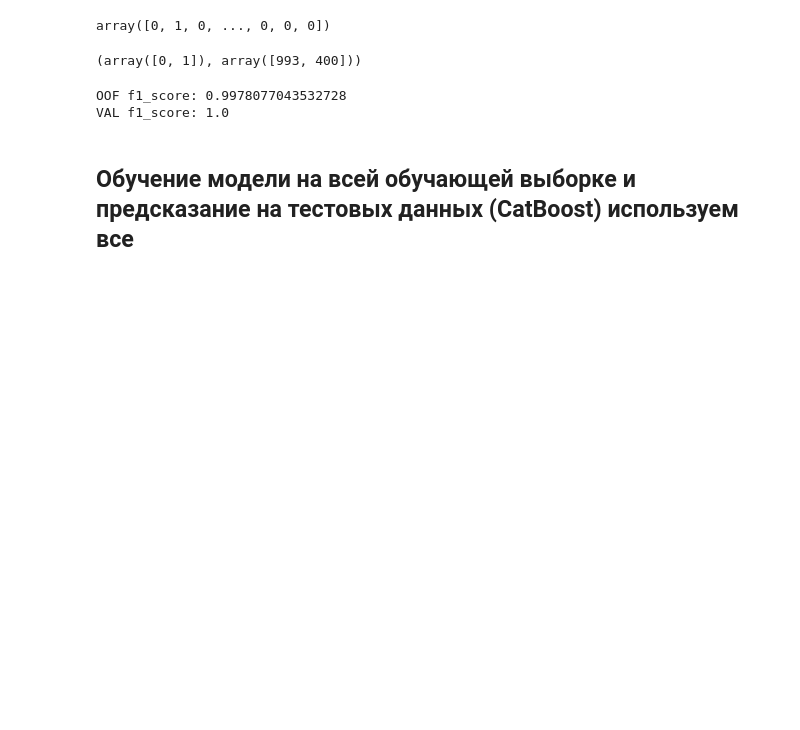
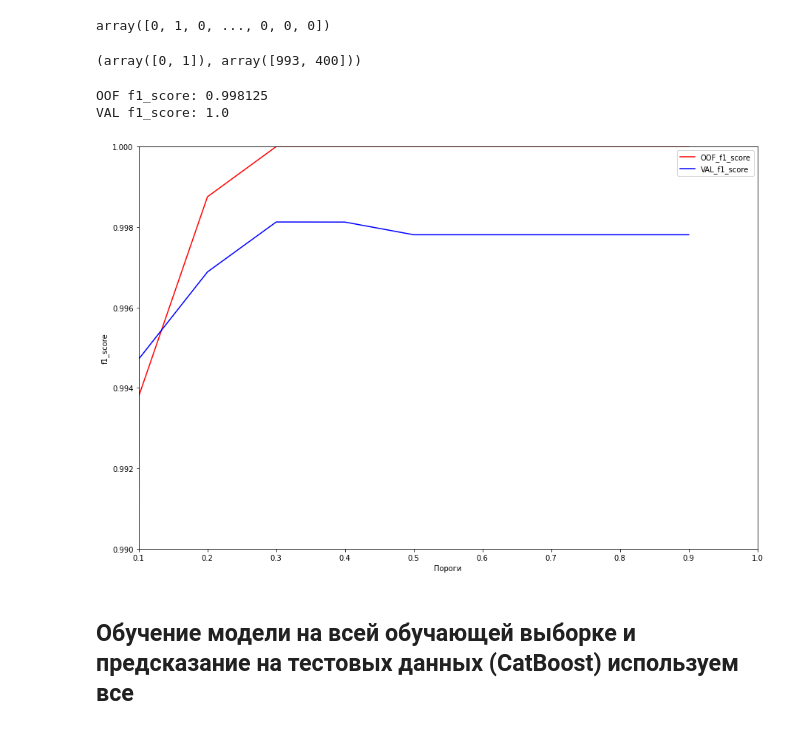
Before and after one commit to medphisiker/MADE_2022_contest_1, a Jupyter notebook: made_2022_contest_1_LAMA.ipynb, the cells around one changed output. Saved outputs shown, nothing was run; the diff lists cells and outputs as text; code cells hidden in the pictures; blank space fills up the shorter version.

```diff
--- a/made_2022_contest_1_LAMA.ipynb
+++ b/made_2022_contest_1_LAMA.ipynb
@@ -251,6 +251,8 @@ joblib.dump(oof_pred, oof_pred_path)
 ['model/lightautoml_model_oof_pred_1.pkl']
 # %% [markdown]
 ### Загрузим сохраненную ранее модель
+# %%
+porog = 0.3
 # %%
 automl = joblib.load(model_path)
 oof_pred = joblib.load(oof_pred_path)
@@ -258,7 +260,7 @@ oof_pred = joblib.load(oof_pred_path)
 # проверка полученного ансамбля на валидационной выборке
 valid_pred = automl.predict(valid_data)
 # %%
-valid_pred = (valid_pred.data[:, 0] > 0.5).astype(int)
+valid_pred = (valid_pred.data[:, 0] > porog).astype(int)
 # %%
 valid_pred
 # %% [output]
@@ -277,14 +281,42 @@ np.unique(valid_data['target'].values, return_counts=True)
 (array([0, 1]), array([993, 400]))
 # %%
 # оценка полученной метрики на валидационном наборе данных
-print(f"OOF f1_score: {sk_metrics.f1_score(tr_data['target'].values, (oof_pred.data[:, 0] > 0.5).astype(int))}")
+print(f"OOF f1_score: {sk_metrics.f1_score(tr_data['target'].values, (oof_pred.data[:, 0] > porog).astype(int))}")
 print(f"VAL f1_score: {sk_metrics.f1_score(valid_data['target'].values, valid_pred)}")
 
-# OOF logloss: 0.6616774901077002
-# VAL logloss: 0.6617199867538972
+# porog = 0.5
+# OOF f1_score: 0.9978077043532728
+# VAL f1_score: 1.0
 # %% [output]
-OOF f1_score: 0.9978077043532728
+OOF f1_score: 0.998125
 VAL f1_score: 1.0
+# %%
+OOF_f1_score = []
+VAL_f1_score = []
+porogs = np.arange(0, 1, 0.1)
+
+for porog_i in porogs:
+    # проверка полученного ансамбля на валидационной выборке
+    valid_pred = automl.predict(valid_data)
+    valid_pred = (valid_pred.data[:, 0] > porog_i).astype(int)
+
+    # оценка полученной метрики на валидационном наборе данных
+    OOF_f1_score.append(sk_metrics.f1_score(tr_data['target'].values, (oof_pred.data[:, 0] > porog_i).astype(int)))
+    VAL_f1_score.append(sk_metrics.f1_score(valid_data['target'].values, valid_pred))
+# %%
+import matplotlib.pyplot as plt
+
+plt.rcParams["figure.figsize"] = (15, 10)
+plt.plot(porogs, VAL_f1_score, '-r', label='OOF_f1_score')
+plt.plot(porogs, OOF_f1_score, '-b', label='VAL_f1_score')
+plt.xlabel('Пороги')
+plt.ylabel('f1_score')
+plt.xlim(0.1, 1)
+plt.ylim(0.99, 1)
+plt.legend()
+plt.show()
+# %% [output]
+[figure, added]
 # %% [markdown]
 ## Обучение модели на всей обучающей выборке и предсказание на тестовых данных (CatBoost) используем все
 # %%
```
Also changed, not shown: parts of 6 cells of this notebook, 2 other files.
